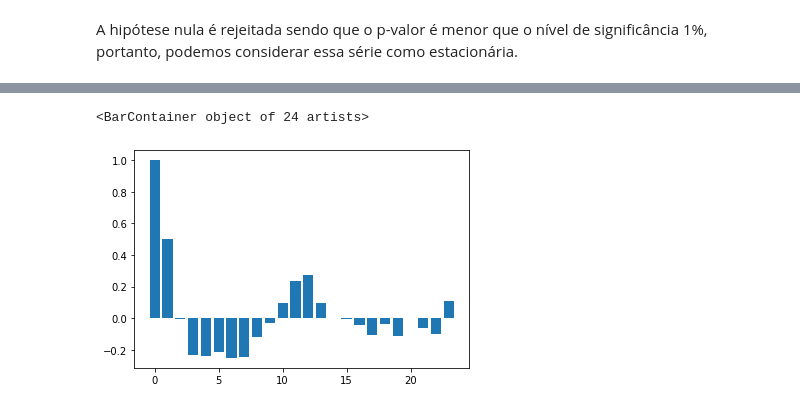
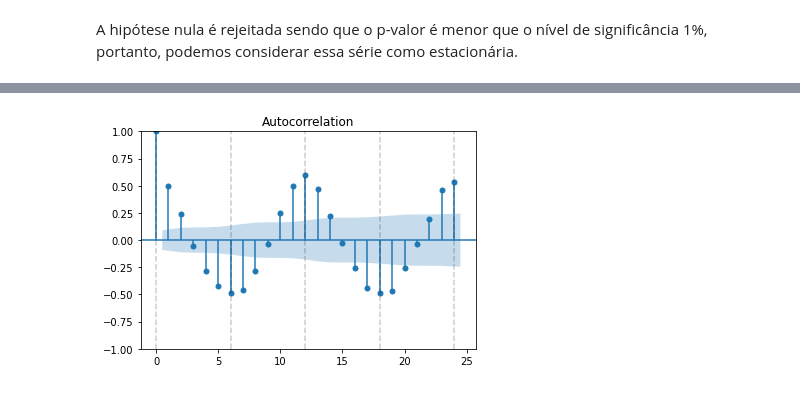
Before and after one commit to matheus-alv/time_series_precipitation, a Jupyter notebook: sarima_rainfall.ipynb, the cells around one changed output, grey strips where cells are left out. Cells and saved outputs as stored; diff of their text form; code cells hidden in the pictures.

Commit message:
Alteração dos imports + ajustes no ACF e PACF

```diff
--- a/sarima_rainfall.ipynb
+++ b/sarima_rainfall.ipynb
@@ -102,7 +102,6 @@ plt.bar(range(num_lags), acf_vals[:num_lags])
-# %%
-pacf_vals = pacf(rainfall_nodiff)
-num_lags = 24
-plt.bar(range(num_lags), pacf_vals[:num_lags])
-# %% [output]
-<BarContainer object of 24 artists>
-[figure, removed]
+# %%
+plot_acf(rainfall_nodiff, lags=24)
+for num in range(0,25,6): #traça uma linha a cada 6 lags
+    plt.axvline(num, color='k', linestyle='--', alpha=0.2)
+# %% [output]
+[figure, added]
```
Also changed, not shown: parts of 5 cells of this notebook.
